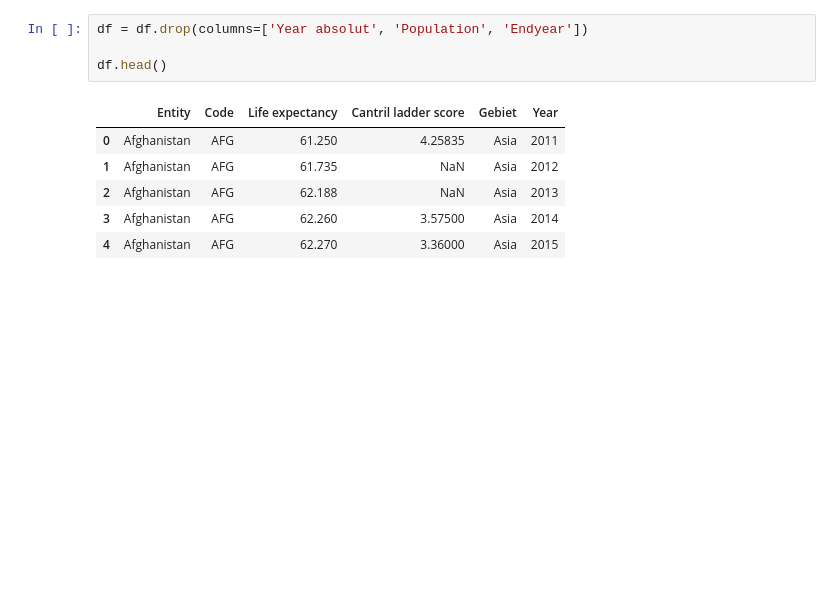
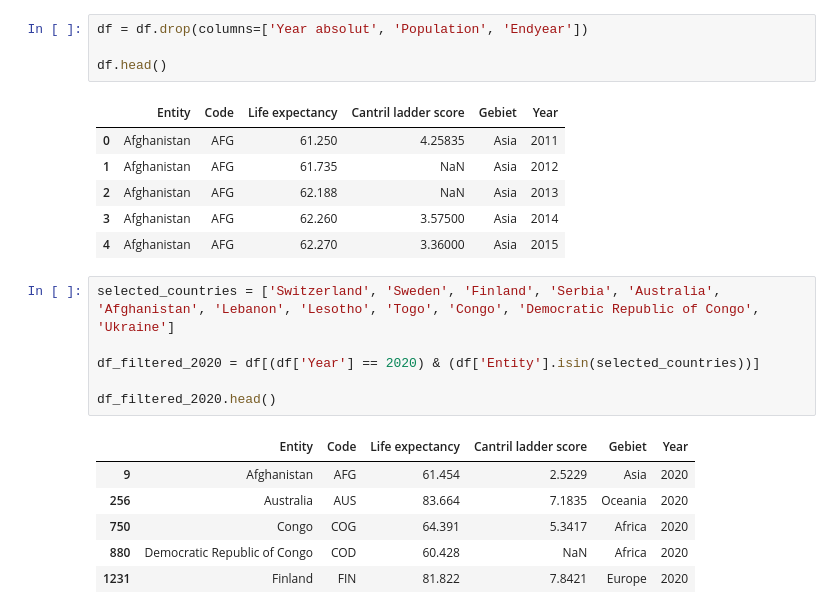
Before and after one commit to Elena-avk/elena, a Jupyter notebook: LN_Python_Elena_Yasemin.ipynb, the cells around one changed output. Saved outputs shown, nothing was run; the diff lists cells and outputs as text; blank space fills up the shorter version.

```diff
--- a/LN_Python_Elena_Yasemin.ipynb
+++ b/LN_Python_Elena_Yasemin.ipynb
@@ -332,3 +428,16 @@ df.head()
 | 2 | Afghanistan | AFG | 62.188 | NaN | Asia | 2013 |
 | 3 | Afghanistan | AFG | 62.260 | 3.57500 | Asia | 2014 |
 | 4 | Afghanistan | AFG | 62.270 | 3.36000 | Asia | 2015 |
+# %%
+selected_countries = ['Switzerland', 'Sweden', 'Finland', 'Serbia', 'Australia', 'Afghanistan', 'Lebanon', 'Lesotho', 'Togo', 'Congo', 'Democratic Republic of Congo', 'Ukraine']
+
+df_filtered_2020 = df[(df['Year'] == 2020) & (df['Entity'].isin(selected_countries))]
+
+df_filtered_2020.head()
+# %% [output]
+|  | Entity | Code | Life expectancy | Cantril ladder score | Gebiet | Year |
+| 9 | Afghanistan | AFG | 61.454 | 2.5229 | Asia | 2020 |
+| 256 | Australia | AUS | 83.664 | 7.1835 | Oceania | 2020 |
+| 750 | Congo | COG | 64.391 | 5.3417 | Africa | 2020 |
+| 880 | Democratic Republic of Congo | COD | 60.428 | NaN | Africa | 2020 |
+| 1231 | Finland | FIN | 81.822 | 7.8421 | Europe | 2020 |
```
Also changed, not shown: parts of 12 cells of this notebook.
